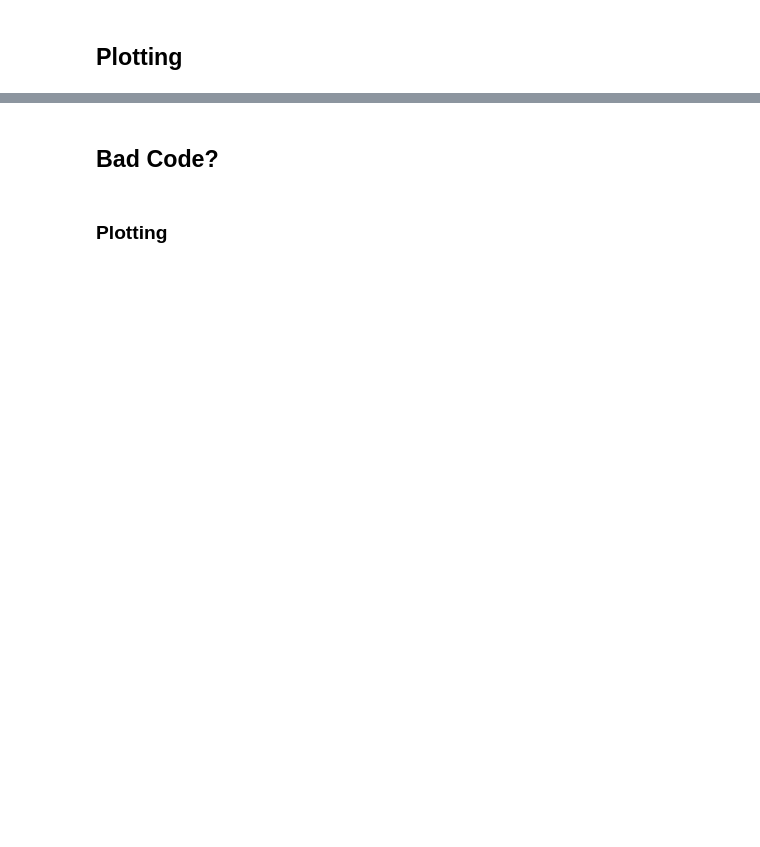
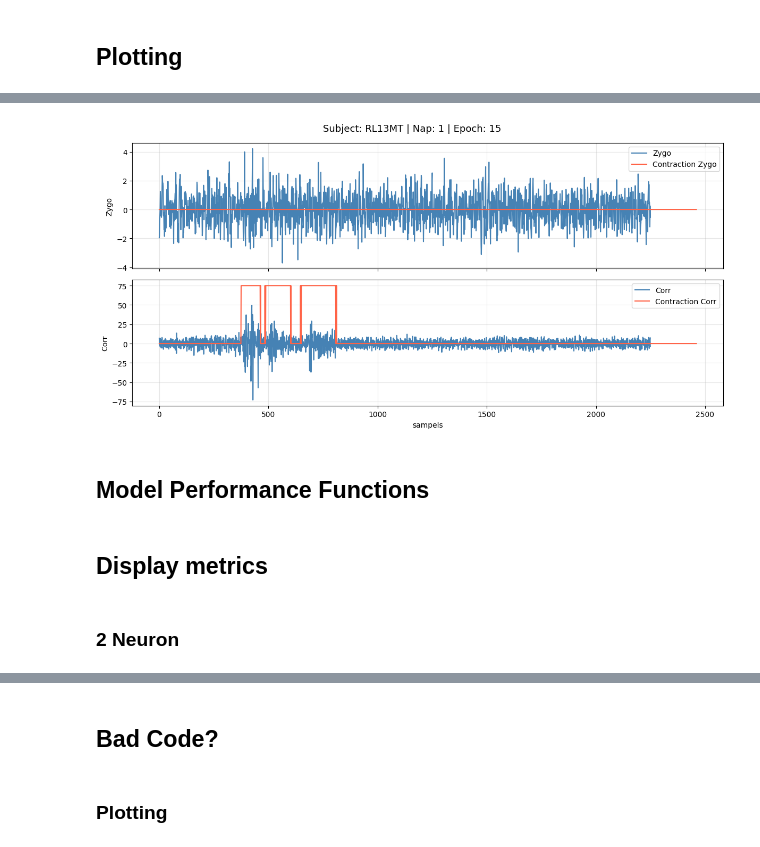
Before and after one commit to zeynoozkaya/SoundSleep, a Jupyter notebook: implement_segmentation.ipynb, the cells around one changed output, grey strips where cells are left out. Drawn from its saved outputs; the diff is of its cells as text; code cells hidden in the pictures; blank space fills up the shorter version.

```diff
--- a/implement_segmentation.ipynb
+++ b/implement_segmentation.ipynb
@@ -549,3 +567,9 @@ plt.show()
+# %%
+plot_random_epoch(features_all,subject=subj_test.iloc[k],epoch=epoch_test.iloc[k],nap_id=int(nap_test.iloc[k]),random=False) # set random to false to input subject, nap and epoch you want to check
+# %% [output]
+[figure, added]
 # %%
 with open('model_segmentation.pickle', 'wb') as handle:
     pickle.dump(model_segmentation, handle)
+# %% [markdown]
+## Model Performance Functions
@@ -551,0 +693,4 @@ with open('model_segmentation.pickle', 'wb') as handle:
+# %% [markdown]
+## Display metrics
+# %% [markdown]
+### 2 Neuron
```
Also changed, not shown: parts of 11 cells of this notebook.
